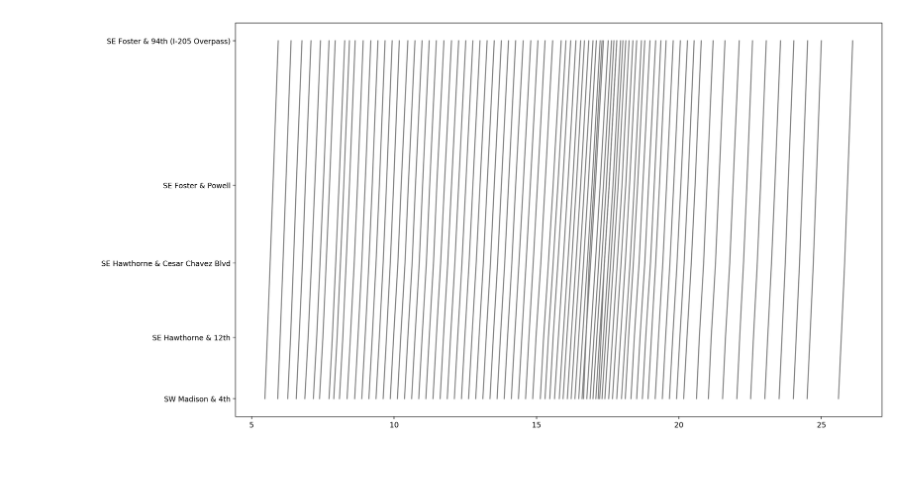
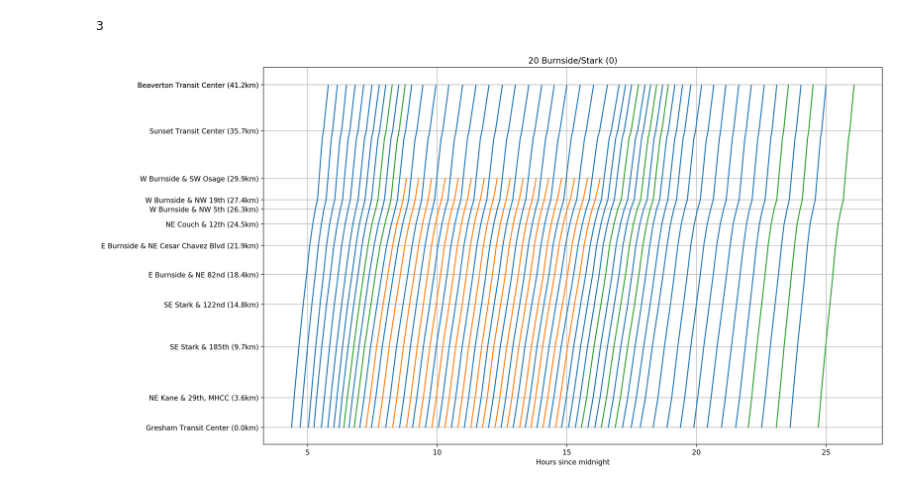
Before and after one commit to invisiblefunnel/learning, a Jupyter notebook: Graphical timetables.ipynb, the cells around one changed output. Drawn from its saved outputs; the diff is of its cells as text; code cells hidden in the pictures.

```diff
--- a/Graphical timetables.ipynb
+++ b/Graphical timetables.ipynb
@@ -23,5 +40,7 @@ feed.routes
 # %%
-stop_times = feed.stop_times.sort_values('stop_sequence')
+window_idx = (feed.stop_times.arrival_time >= start_time) & (feed.stop_times.arrival_time < end_time)
+stop_times = feed.stop_times[window_idx].sort_values('stop_sequence')
+
 stop_names = dict(feed.stops[['stop_id', 'stop_name']].as_matrix())
 # %%
 patterns = set()
@@ -31,33 +50,56 @@ distances = defaultdict(list)
 for trip_id, stimes in stop_times.groupby('trip_id'):
     patterns.add(tuple(stimes.stop_id))
     timepoints |= set(stimes[stimes.timepoint==1].stop_id)
+    timepoints.add(stimes.stop_id.values[0])
+    timepoints.add(stimes.stop_id.values[-1])
     for _, stime in stimes.iterrows():
         distances[stime.stop_id].append(stime.shape_dist_traveled)
 
-P = nx.DiGraph()
+patterns = list(patterns)
+
+metapattern = nx.DiGraph()
 for pattern in patterns:
     for a, b in zip(pattern[:-1], pattern[1:]):
-        P.add_edge(a, b)
+        metapattern.add_edge(a, b)
 
 Yticks = []
 Ylabels = []
-for stop_id in nx.topological_sort(P):
-    if not timepoints or stop_id in timepoints:
-        Yticks.append(np.mean(distances[stop_id]))
-        Ylabels.append(stop_names[stop_id])
+for stop_id in nx.topological_sort(metapattern):
+    if stop_id in timepoints:
+        # Take the max distance for the aesthetics.
+        dist = max(distances[stop_id]) * KM_CONVERSION
+        Yticks.append(dist)
+        Ylabels.append(f'{stop_names[stop_id]} ({round(dist, 1)}km)')
 
 Yticks[0] = min(Yticks)
 Yticks[-1] = max(Yticks)
+
+print(len(patterns))
+# %% [output]
+3
+# %%
+colors = list(plt.get_cmap('tab10').colors)
 # %%
 fig = plt.figure(figsize=(16, 10), dpi=200)
 ax = fig.add_subplot(111)
 
 for trip_id, stimes in stop_times.groupby('trip_id'):
-    arrival_time = stimes.arrival_time / 60 / 60
-    _ = ax.plot(arrival_time, stimes.shape_dist_traveled, color='gray')
+    arrival_time = stimes.arrival_time / 60. / 60.
+    shape_dist_traveled = stimes.shape_dist_traveled * KM_CONVERSION
+    pattern = tuple(stimes.stop_id)
+    color = colors[patterns.index(pattern)]
+    _ = ax.plot(arrival_time, shape_dist_traveled, color=color)
 
+route = feed.routes.iloc[0]
+rsn = route.route_short_name if route.route_short_name is not np.nan else ''
+rln = route.route_long_name if route.route_long_name is not np.nan else ''
+
+_ = plt.title(f'{rsn} {rln} ({direction_id})')
+_ = plt.xlabel('Hours since midnight')
 _ = plt.yticks(Yticks, Ylabels)
 
+ax.grid(axis='both')
+
 plt.show()
 # %% [output]
-[figure, old version]
+[figure, new version]
```
Also changed, not shown: parts of 3 cells of this notebook.
